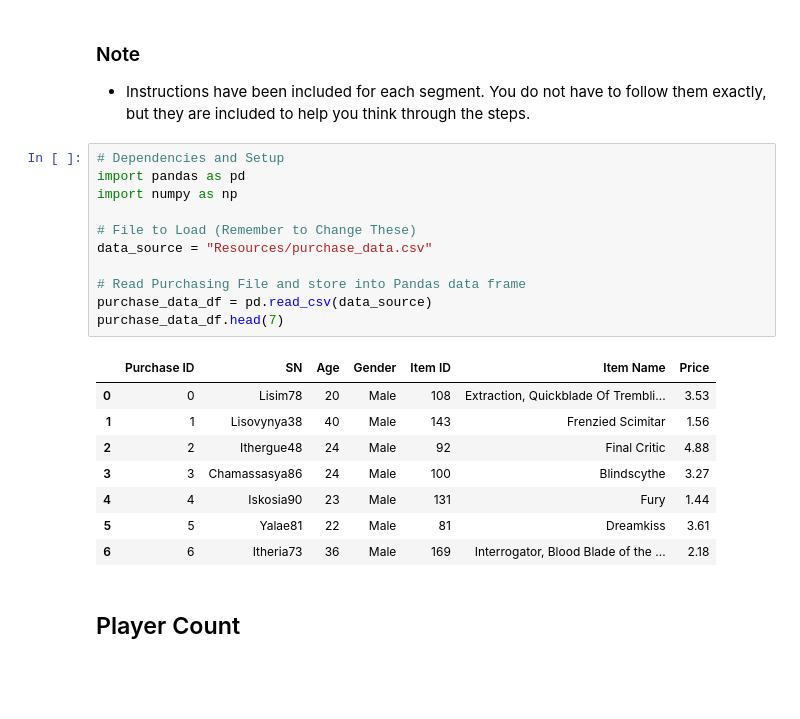
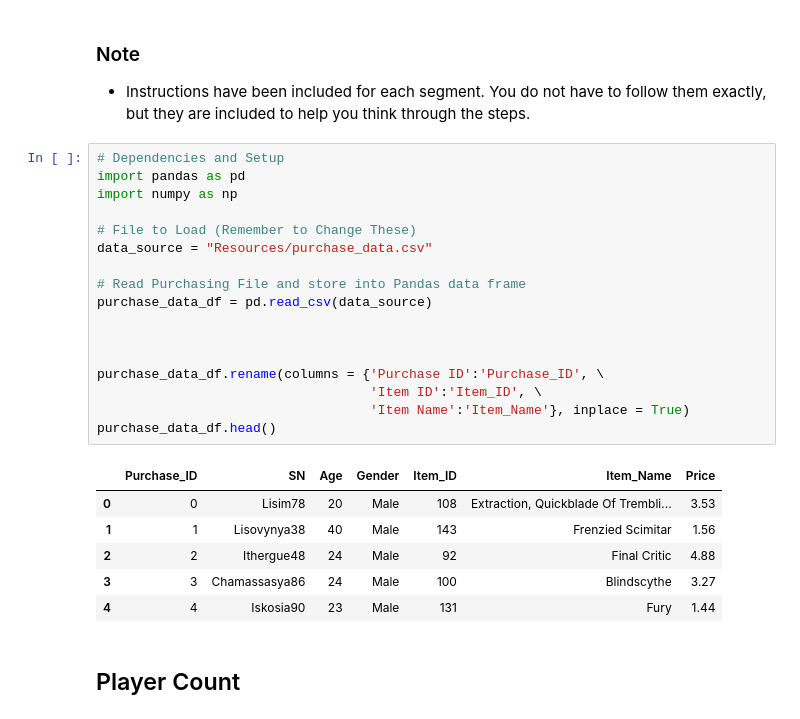
Before and after one commit to dc-liska/HeroesOfPymoli, a Jupyter notebook: HeroesOfPymoli.ipynb, the cells around one changed output. Saved outputs shown, nothing was run; the diff lists cells and outputs as text; blank space fills up the shorter version.

```diff
--- a/HeroesOfPymoli.ipynb
+++ b/HeroesOfPymoli.ipynb
@@ -10,23 +10,27 @@
 # %%
 # Dependencies and Setup
 import pandas as pd
 import numpy as np
 
 # File to Load (Remember to Change These)
 data_source = "Resources/purchase_data.csv"
 
 # Read Purchasing File and store into Pandas data frame
 purchase_data_df = pd.read_csv(data_source)
-purchase_data_df.head(7)
+
+
+
+purchase_data_df.rename(columns = {'Purchase ID':'Purchase_ID', \
+                                   'Item ID':'Item_ID', \
+                                   'Item Name':'Item_Name'}, inplace = True)
+purchase_data_df.head()
 # %% [output]
-|  | Purchase ID | SN | Age | Gender | Item ID | Item Name | Price |
+|  | Purchase_ID | SN | Age | Gender | Item_ID | Item_Name | Price |
 | 0 | 0 | Lisim78 | 20 | Male | 108 | Extraction, Quickblade Of Trembli... | 3.53 |
 | 1 | 1 | Lisovynya38 | 40 | Male | 143 | Frenzied Scimitar | 1.56 |
 | 2 | 2 | Ithergue48 | 24 | Male | 92 | Final Critic | 4.88 |
 | 3 | 3 | Chamassasya86 | 24 | Male | 100 | Blindscythe | 3.27 |
 | 4 | 4 | Iskosia90 | 23 | Male | 131 | Fury | 1.44 |
-| 5 | 5 | Yalae81 | 22 | Male | 81 | Dreamkiss | 3.61 |
-| 6 | 6 | Itheria73 | 36 | Male | 169 | Interrogator, Blood Blade of the ... | 2.18 |
 # %% [markdown]
 ## Player Count
 # %% [markdown]
```
Also changed, not shown: parts of 10 cells of this notebook.
